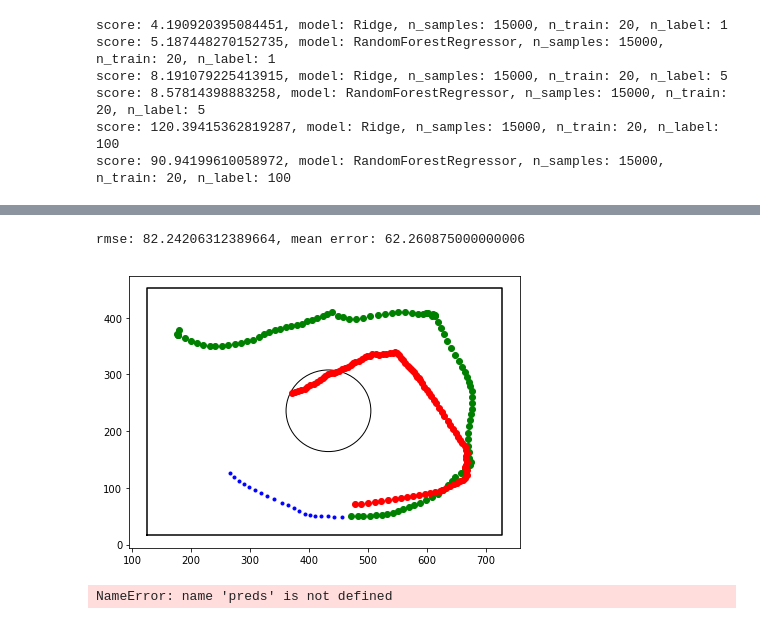
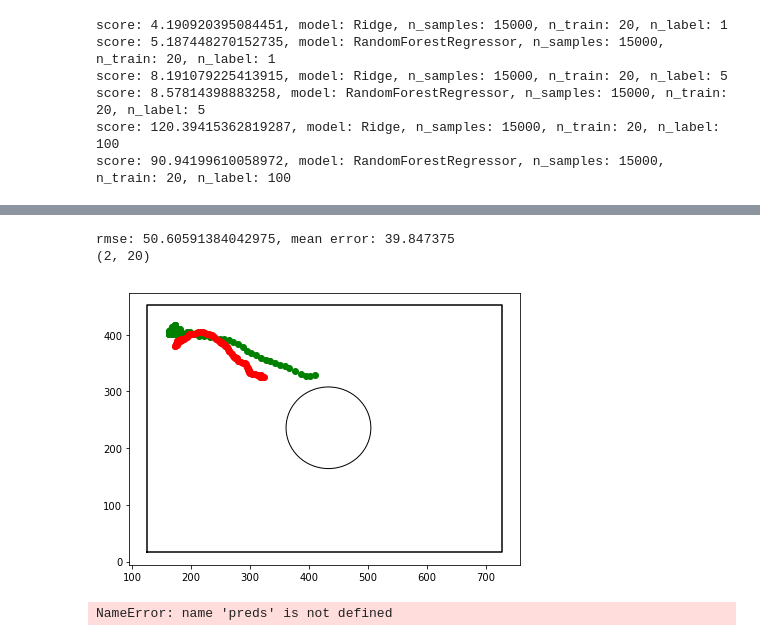
Before and after one commit to klil-machine-learning/bug-prediction, a Jupyter notebook: organize_features.ipynb, the cells around one changed output, grey strips where cells are left out. Drawn from its saved outputs; the diff is of its cells as text; code cells hidden in the pictures.

Commit message:
TF model refactor show_pred to expect np arrays instead of 2-level indexed dataframe

```diff
--- a/organize_features.ipynb
+++ b/organize_features.ipynb
@@ -88,21 +91,21 @@ score: 105.57801986000511, model: RandomForestRegressor, n_samples: 5000, n_trai
 # %%
 def check_model(prms_dic, model):
     train_one, label_one = bug.split_all_videos_random(1, prms_dic["n_trains"], prms_dic["n_labels"],
                                                                    prms_dic["train_features"],
                                                                    prms_dic["label_features"],
                                                                    debug=False)
-#     print(label_one)
     preds = model.predict(train_one)
-    preds_index = pd.MultiIndex.from_product([range(prms_dic["n_labels"]), prms_dic["label_features"]])
-    preds_df = pd.DataFrame(preds, columns=preds_index)
-#     preds = pd.DataFrame(preds.reshape(100,2), columns=["C_x","C_y"])
-#     print(pd.DataFrame(preds.reshape(100,2), columns=["C_x","C_y"]))
-    print("rmse: {}, mean error: {}".format(bug.rmse(preds_df.values, label_one.values), np.mean(np.abs(preds_df.values-label_one.values))))
-    bug.show_pred(train_one, label_one, preds_df)
+    print("rmse: {}, mean error: {}".format(bug.rmse(preds, label_one.values), np.mean(np.abs(preds-label_one.values))))
+    train_one_pairs = bug.reshape_df_for_show(train_one)
+    label_one_pairs = bug.reshape_df_for_show(label_one)
+    preds_pairs = bug.reshape_np_for_show(preds)
+    print(train_one_pairs.shape)
+    bug.show_pred(train_one_pairs, label_one_pairs, preds_pairs)
 check_model(run1, model)
 # %% [output]
-rmse: 82.24206312389664, mean error: 62.260875000000006
+rmse: 50.60591384042975, mean error: 39.847375
+(2, 20)
-[figure, old version]
+[figure, new version]
 # %%
 preds.shape
 # %% [output]
```
Also changed, not shown: parts of 8 cells of this notebook, 2 other files.
